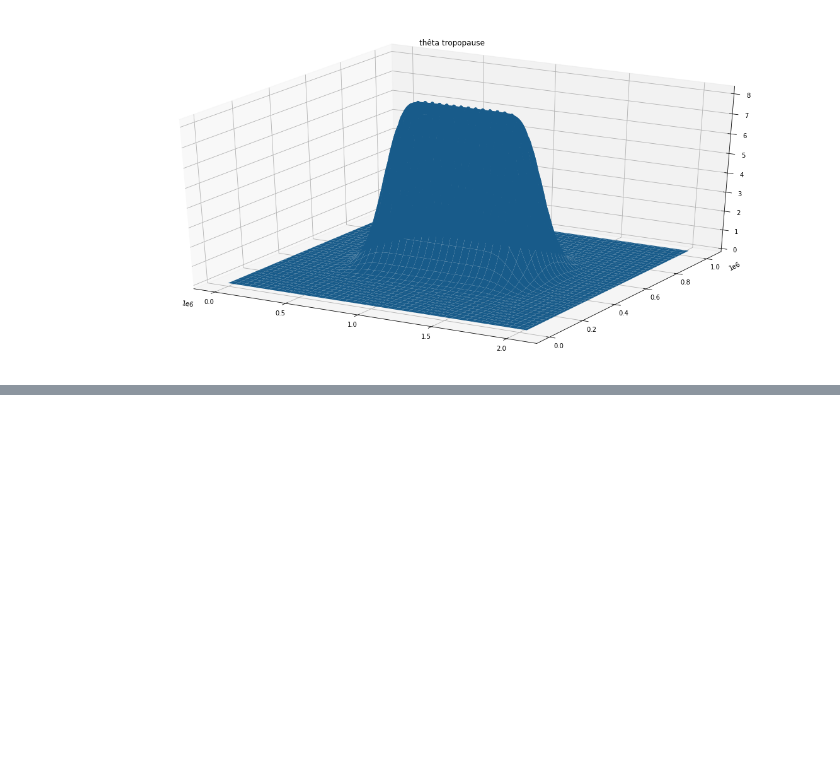
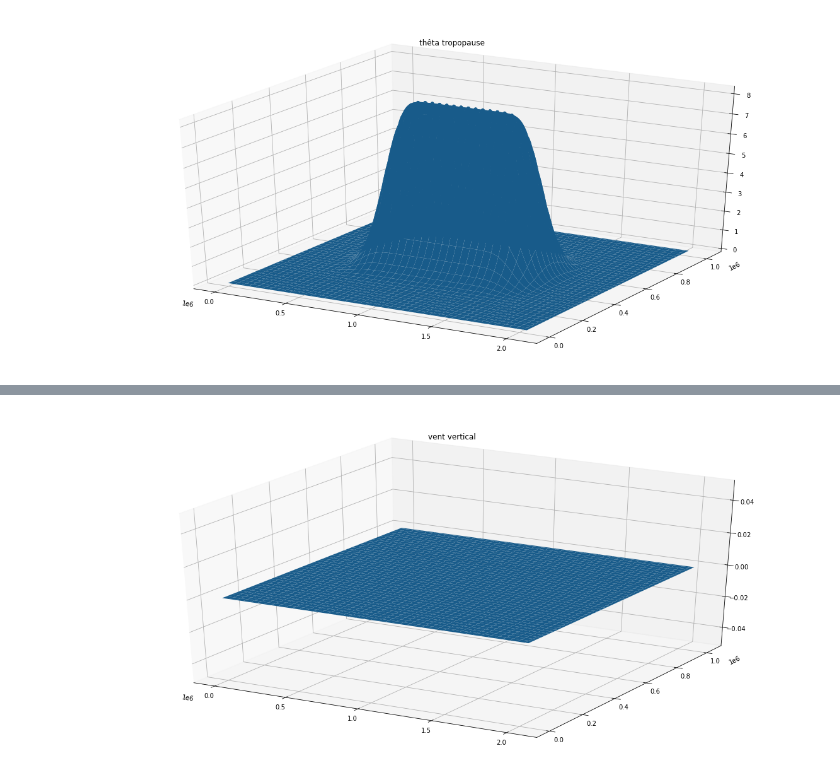
Before and after one commit to Pablitorichard/PIE_meteo, a Jupyter notebook: filament_modeling_maxence/demo_spectral.ipynb, the cells around one changed output, grey strips where cells are left out. Cells and saved outputs as stored; diff of their text form; code cells hidden in the pictures; blank space fills up the shorter version.

Commit message:
dérivées par DFT et vent vertical

```diff
--- a/filament_modeling_maxence/demo_spectral.ipynb
+++ b/filament_modeling_maxence/demo_spectral.ipynb
@@ -143,0 +62,11 @@ plt.show()
+# %%
+w = vertwind(a,b,thetatp,thetatp,1)
+
+plt.figure()
+ax = plt.axes(projection='3d')
+X,Y = np.meshgrid(np.linspace(0,b,Pb), np.linspace(0,a,Pa))
+ax.plot_surface(X,Y,w)
+plt.title("vent vertical")
+plt.show()
+# %% [output]
+[figure, added]
```
Also changed, not shown: parts of 6 cells of this notebook, 1 other file.
